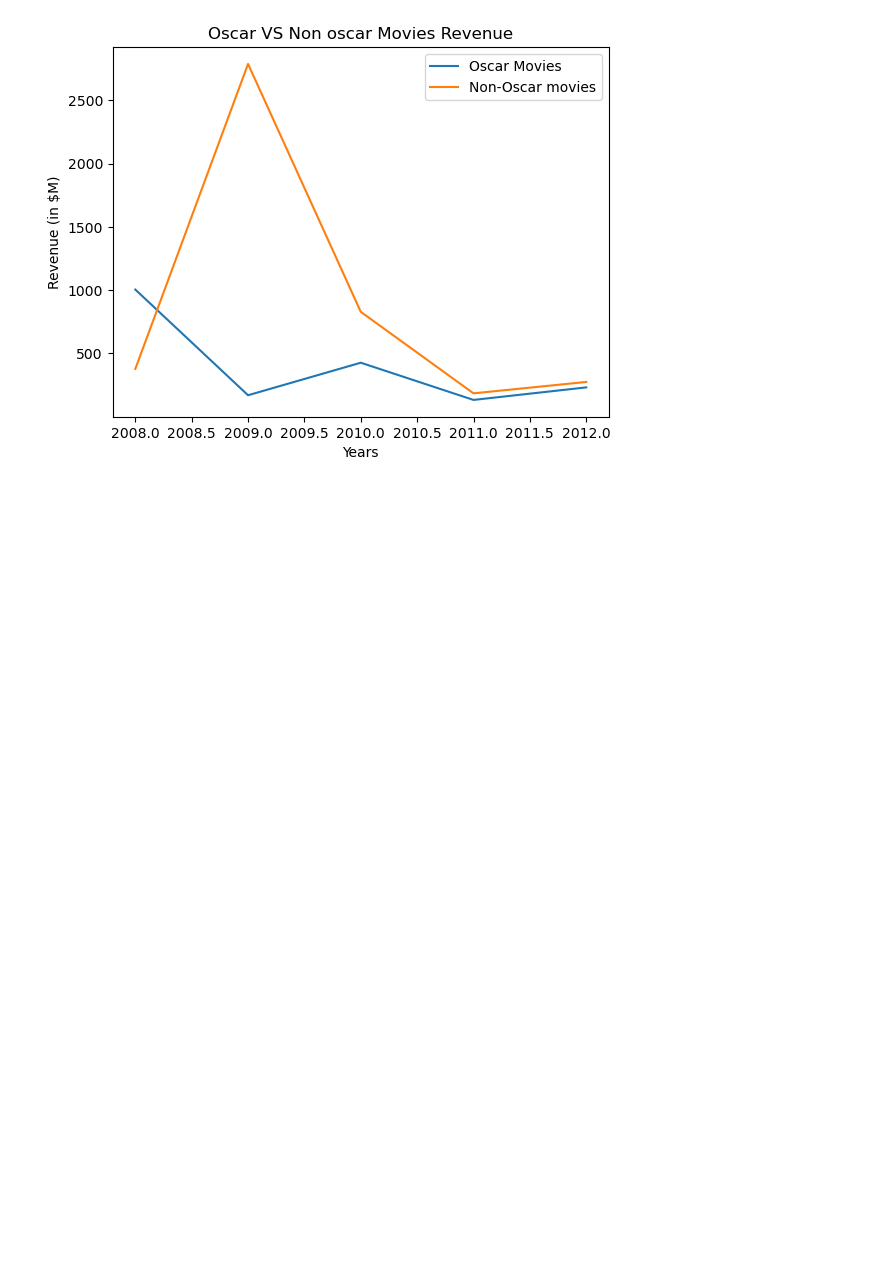
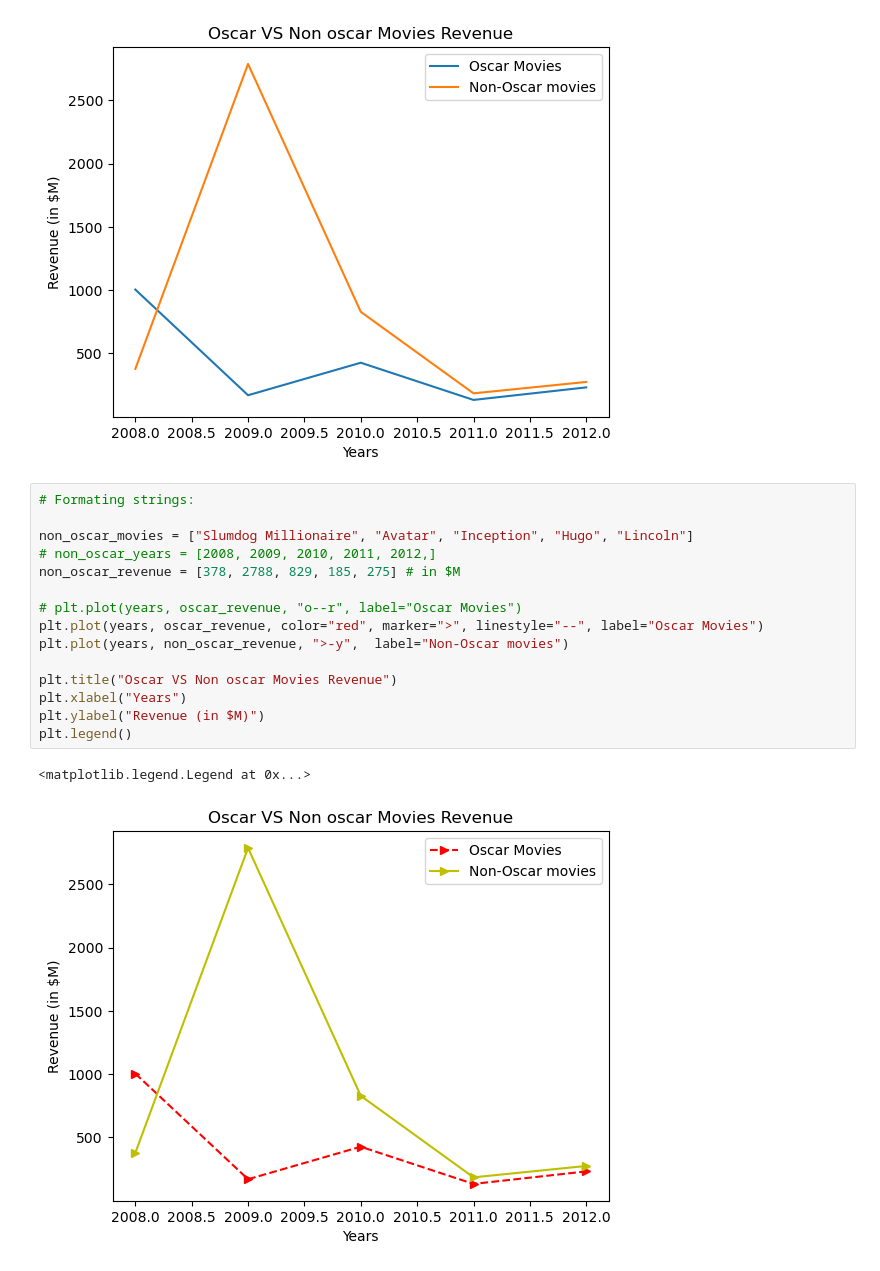
Before and after one commit to praveena-pawar/data-analysis-with-python, a Jupyter notebook: matplotlib/matplotlib_basics.ipynb, the cells around one changed output. Saved outputs shown, nothing was run; the diff lists cells and outputs as text; blank space fills up the shorter version.

Commit message:
Formating strings:

```diff
--- a/matplotlib/matplotlib_basics.ipynb
+++ b/matplotlib/matplotlib_basics.ipynb
@@ -47,3 +47,21 @@ plt.legend()
 # %% [output]
 <matplotlib.legend.Legend at 0x...>
 [figure]
+# %%
+# Formating strings:
+
+non_oscar_movies = ["Slumdog Millionaire", "Avatar", "Inception", "Hugo", "Lincoln"]
+# non_oscar_years = [2008, 2009, 2010, 2011, 2012,]
+non_oscar_revenue = [378, 2788, 829, 185, 275] # in $M
+
+# plt.plot(years, oscar_revenue, "o--r", label="Oscar Movies")
+plt.plot(years, oscar_revenue, color="red", marker=">", linestyle="--", label="Oscar Movies")
+plt.plot(years, non_oscar_revenue, ">-y",  label="Non-Oscar movies")
+
+plt.title("Oscar VS Non oscar Movies Revenue")
+plt.xlabel("Years")
+plt.ylabel("Revenue (in $M)")
+plt.legend()
+# %% [output]
+<matplotlib.legend.Legend at 0x...>
+[figure, added]
```
